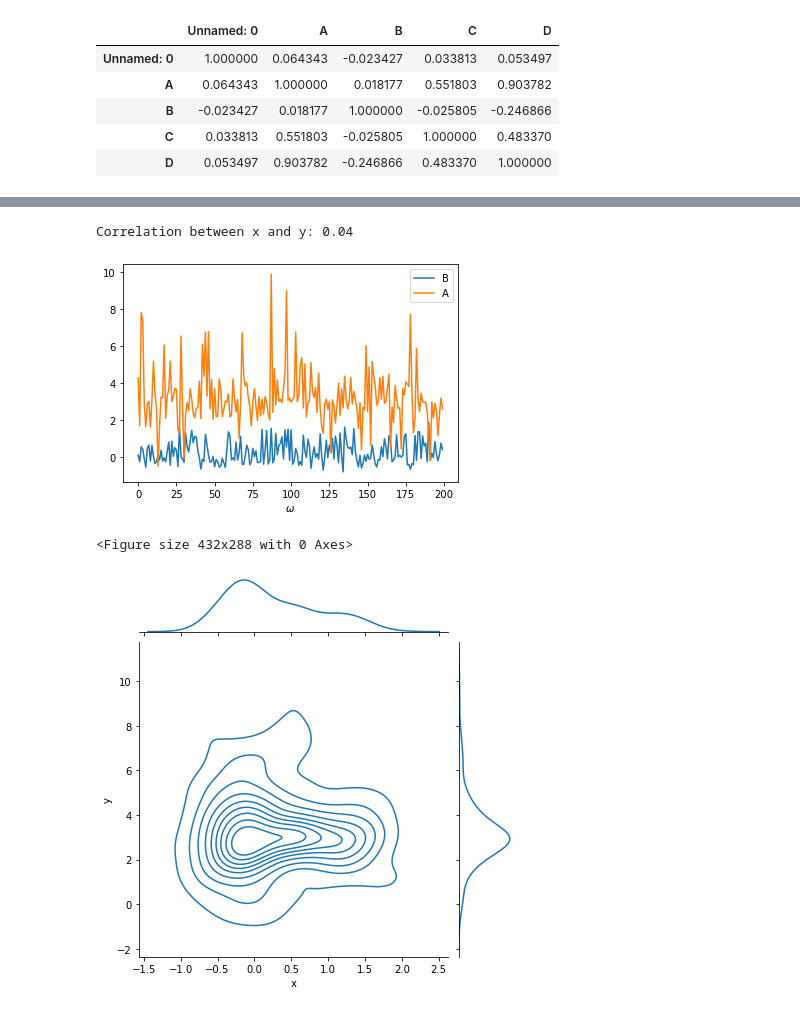
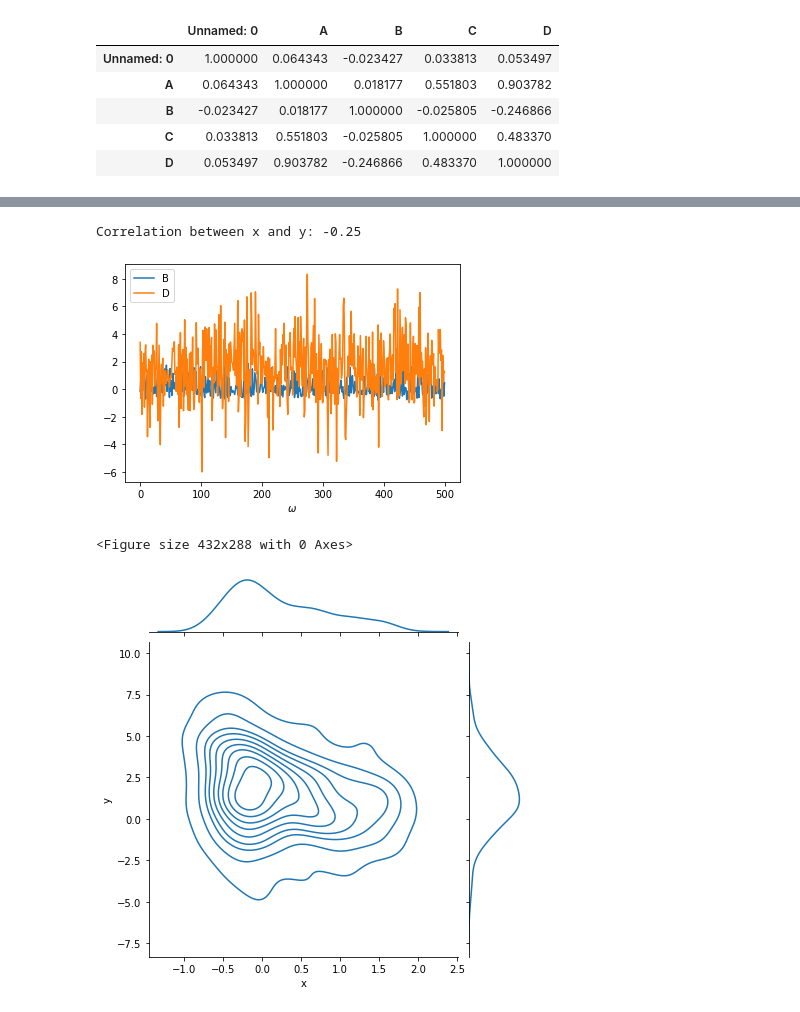
Before and after one commit to kridk999/C9PROJECT3, a Jupyter notebook: proj3_plots.ipynb, the cells around one changed output, grey strips where cells are left out. Cells and saved outputs as stored; diff of their text form; code cells hidden in the pictures.

```diff
--- a/proj3_plots.ipynb
+++ b/proj3_plots.ipynb
@@ -121,17 +145,17 @@ import seaborn as sns
 # %%
 plt.figure();
-plt.plot(df_inv["B"]);
-plt.plot(df_inv["A"]);
-plt.legend(('B','A'));
+plt.plot(df_no_inv["B"]);
+plt.plot(df_no_inv["D"]);
+plt.legend(('B','D'));
 plt.xlabel(r'$\omega$');
-print('Correlation between x and y: %.2f'%np.corrcoef(df_inv["B"],df_inv["A"])[0,1]);
+print('Correlation between x and y: %.2f'%np.corrcoef(df_no_inv["B"],df_no_inv["D"])[0,1]);
 plt.figure();
-sns.jointplot(data={'x':df_inv["B"],'y':df_inv["A"]},x='x',y='y',kind='kde');
+sns.jointplot(data={'x':df_no_inv["B"],'y':df_no_inv["D"]},x='x',y='y',kind='kde');
 # %% [output]
-Correlation between x and y: 0.04
+Correlation between x and y: -0.25
-[figure, old version]
+[figure, new version]
 <Figure size 432x288 with 0 Axes>
-[figure, old version]
+[figure, new version]
 # %%
 def MI(x,y,Nbins=21):
     bins = np.linspace(np.min(x),np.max(x),Nbins)
```
Also changed, not shown: parts of 23 cells of this notebook.
